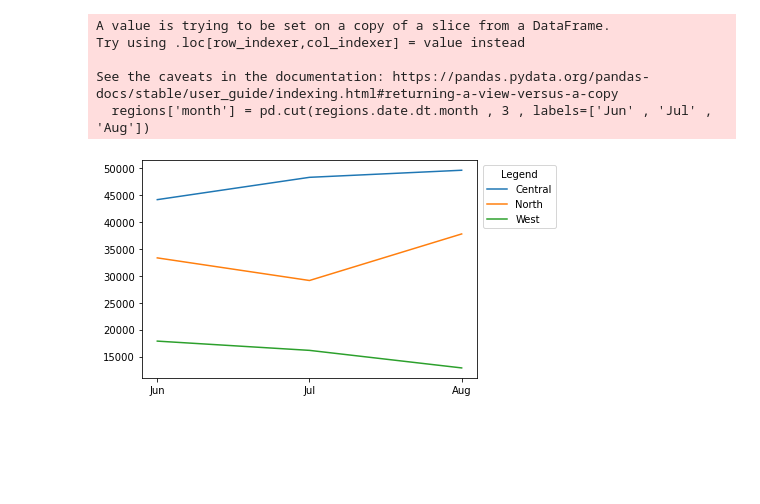
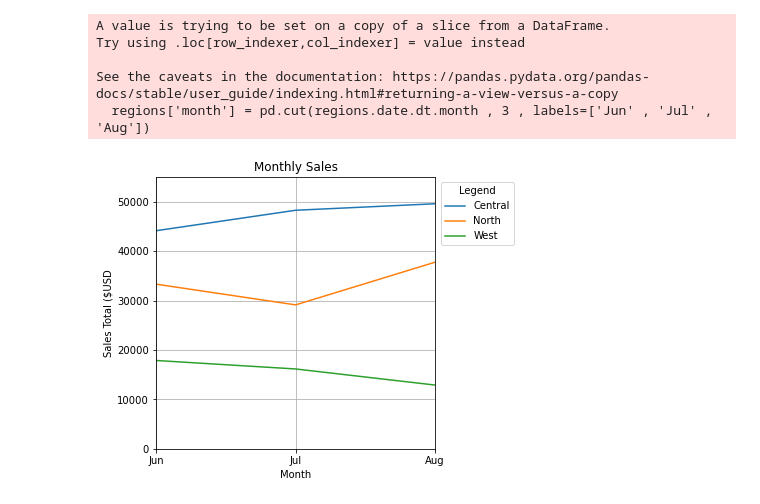
Before and after one commit to awesomepack/Reporting_on_Sales_Data, a Jupyter notebook: Analysis.ipynb, the cells around one changed output. Cells and saved outputs as stored; diff of their text form; code cells hidden in the pictures; blank space fills up the shorter version.

Commit message:
Made the Monthly Sales chart more presentable| Need to work on insights of comparison

```diff
--- a/Analysis.ipynb
+++ b/Analysis.ipynb
@@ -201,11 +201,20 @@ See the caveats in the documentation: https://pandas.pydata.org/pandas-docs/stab
 # %%
 import matplotlib.pyplot as plt
 # create a line plot for each region
 region_mapper = ['Central', 'North', 'West'] #List of region names with matching index of monthly_totals
 fig, ax = plt.subplots()
+fig.set_figheight(5)
+fig.set_figwidth(5)
 for regions in range(0, len(monthly_totals)):
 
     ax.plot(monthly_totals[regions], label = region_mapper[regions])
-    ax.legend(facecolor = 'white', title = 'Legend',loc = 'upper right', bbox_to_anchor=(1.25,1))
+    ax.legend(facecolor = 'white', title = 'Legend',loc = 'upper right', bbox_to_anchor=(1.30,1))
+
+ax.set_title('Monthly Sales')
+ax.set_xlabel('Month')
+ax.set_ylabel('Sales Total ($USD')
+ax.set_xlim(0,2)
+ax.set_ylim(0,55000)
+ax.grid('on')
 # %% [output]
-[figure, old version]
+[figure, new version]
```
